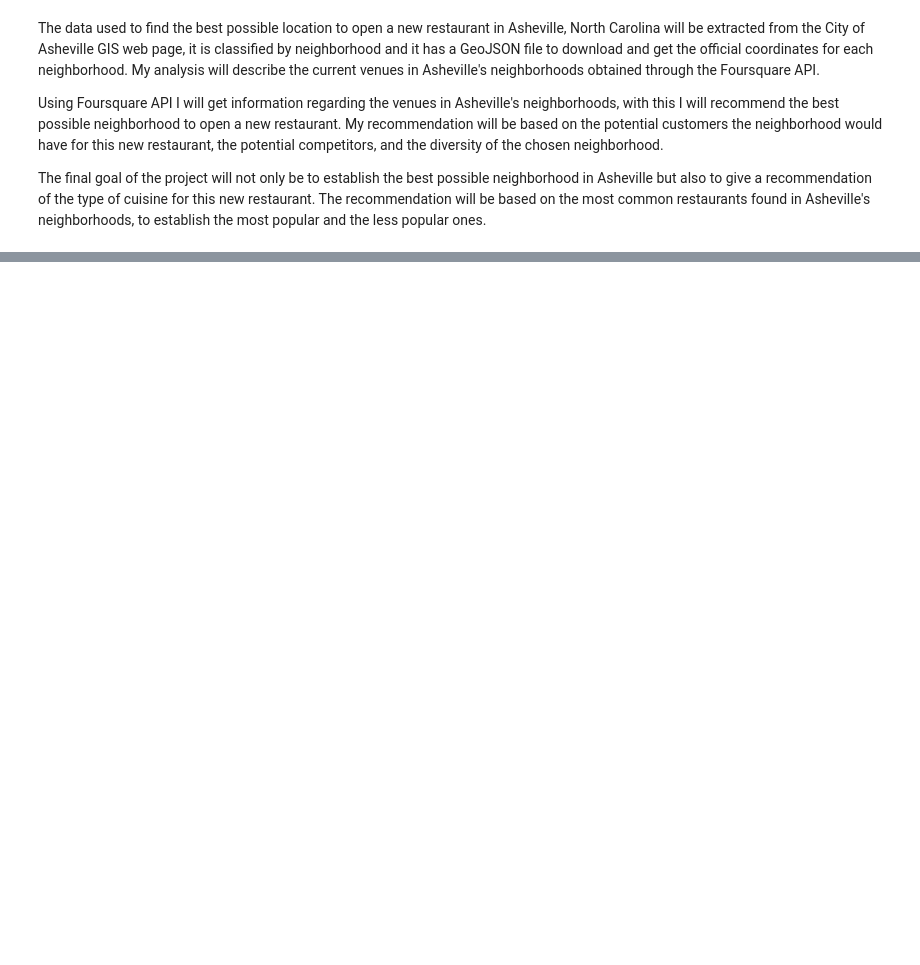
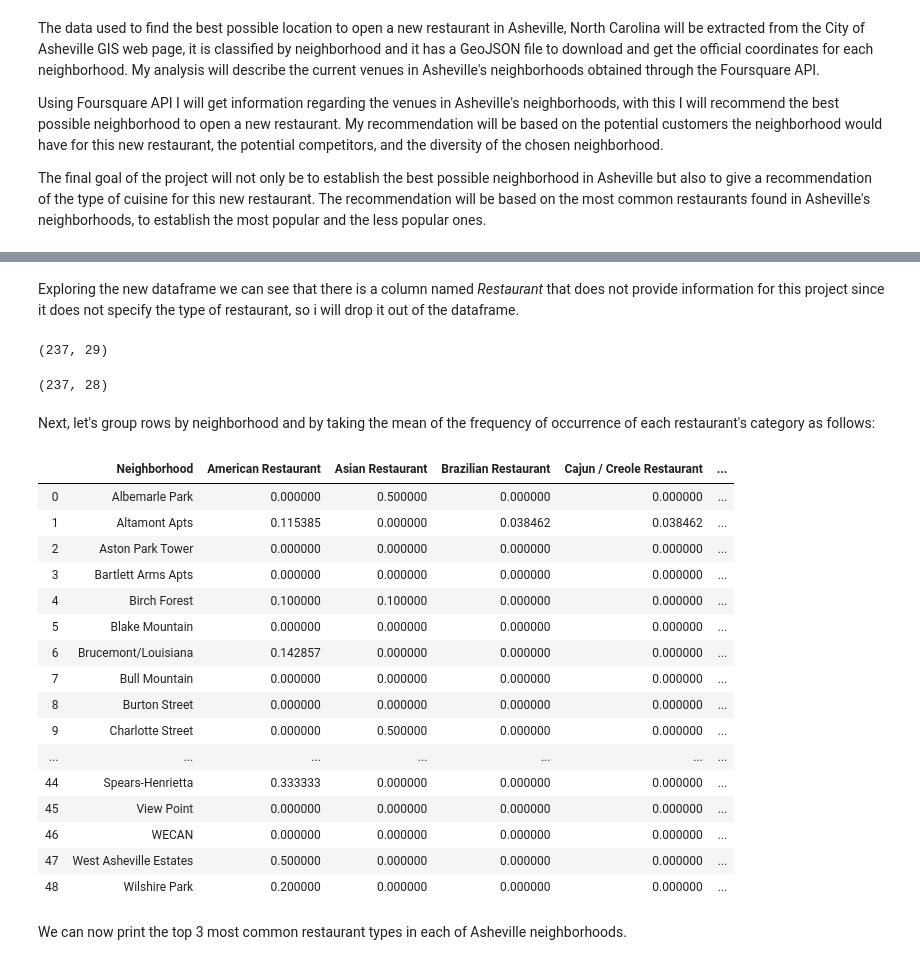
Before and after one commit to bromob/Coursera_Capstone, a Jupyter notebook: Final Project Asheville NC.ipynb, the cells around one changed output, grey strips where cells are left out. Saved outputs shown, nothing was run; the diff lists cells and outputs as text; code cells hidden in the pictures; blank space fills up the shorter version.

```diff
--- a/Final Project Asheville NC.ipynb
+++ b/Final Project Asheville NC.ipynb
@@ -20,0 +362,12 @@ The final goal of the project will not only be to establish the best possible ne
+# %%
+# one hot encoding
+asheville_onehot = pd.get_dummies(df_restaurants[['Venue Category']], prefix="", prefix_sep="")
+
+# add neighborhood column back to dataframe
+asheville_onehot['Neighborhood'] = df_restaurants['Neighborhood']
+
+# move neighborhood column to the first column
+fixed_columns = [asheville_onehot.columns[-1]] + list(asheville_onehot.columns[:-1])
+asheville_onehot = asheville_onehot[fixed_columns]
+
+asheville_onehot.head()
@@ -20,0 +381,36 @@ The final goal of the project will not only be to establish the best possible ne
+# %% [markdown]
+Exploring the new dataframe we can see that there is a column named *Restaurant* that does not provide information for this project since it does not specify the type of restaurant, so i will drop it out of the dataframe.
+# %%
+asheville_onehot.shape
+# %% [output]
+(237, 29)
+# %%
+asheville_onehot.drop(['Restaurant'],axis=1,inplace=True)
+asheville_onehot.shape
+# %% [output]
+(237, 28)
+# %% [markdown]
+Next, let's group rows by neighborhood and by taking the mean of the frequency of occurrence of each restaurant's category as follows:
+# %%
+asheville_grouped = asheville_onehot.groupby('Neighborhood').mean().reset_index()
+asheville_grouped
+# %% [output]
+|  | Neighborhood | American Restaurant | Asian Restaurant | Brazilian Restaurant | Cajun / Creole Restaurant | ... |
+| 0 | Albemarle Park | 0.000000 | 0.500000 | 0.000000 | 0.000000 | ... |
+| 1 | Altamont Apts | 0.115385 | 0.000000 | 0.038462 | 0.038462 | ... |
+| 2 | Aston Park Tower | 0.000000 | 0.000000 | 0.000000 | 0.000000 | ... |
+| 3 | Bartlett Arms Apts | 0.000000 | 0.000000 | 0.000000 | 0.000000 | ... |
+| 4 | Birch Forest | 0.100000 | 0.100000 | 0.000000 | 0.000000 | ... |
+| 5 | Blake Mountain | 0.000000 | 0.000000 | 0.000000 | 0.000000 | ... |
+| 6 | Brucemont/Louisiana | 0.142857 | 0.000000 | 0.000000 | 0.000000 | ... |
+| 7 | Bull Mountain | 0.000000 | 0.000000 | 0.000000 | 0.000000 | ... |
+| 8 | Burton Street | 0.000000 | 0.000000 | 0.000000 | 0.000000 | ... |
+| 9 | Charlotte Street | 0.000000 | 0.500000 | 0.000000 | 0.000000 | ... |
+| ... | ... | ... | ... | ... | ... | ... |
+| 44 | Spears-Henrietta | 0.333333 | 0.000000 | 0.000000 | 0.000000 | ... |
+| 45 | View Point | 0.000000 | 0.000000 | 0.000000 | 0.000000 | ... |
+| 46 | WECAN | 0.000000 | 0.000000 | 0.000000 | 0.000000 | ... |
+| 47 | West Asheville Estates | 0.500000 | 0.000000 | 0.000000 | 0.000000 | ... |
+| 48 | Wilshire Park | 0.200000 | 0.000000 | 0.000000 | 0.000000 | ... |
+# %% [markdown]
+We can now print the top 3 most common restaurant types in each of Asheville neighborhoods.
```
Also changed, not shown: parts of 108 cells of this notebook.
